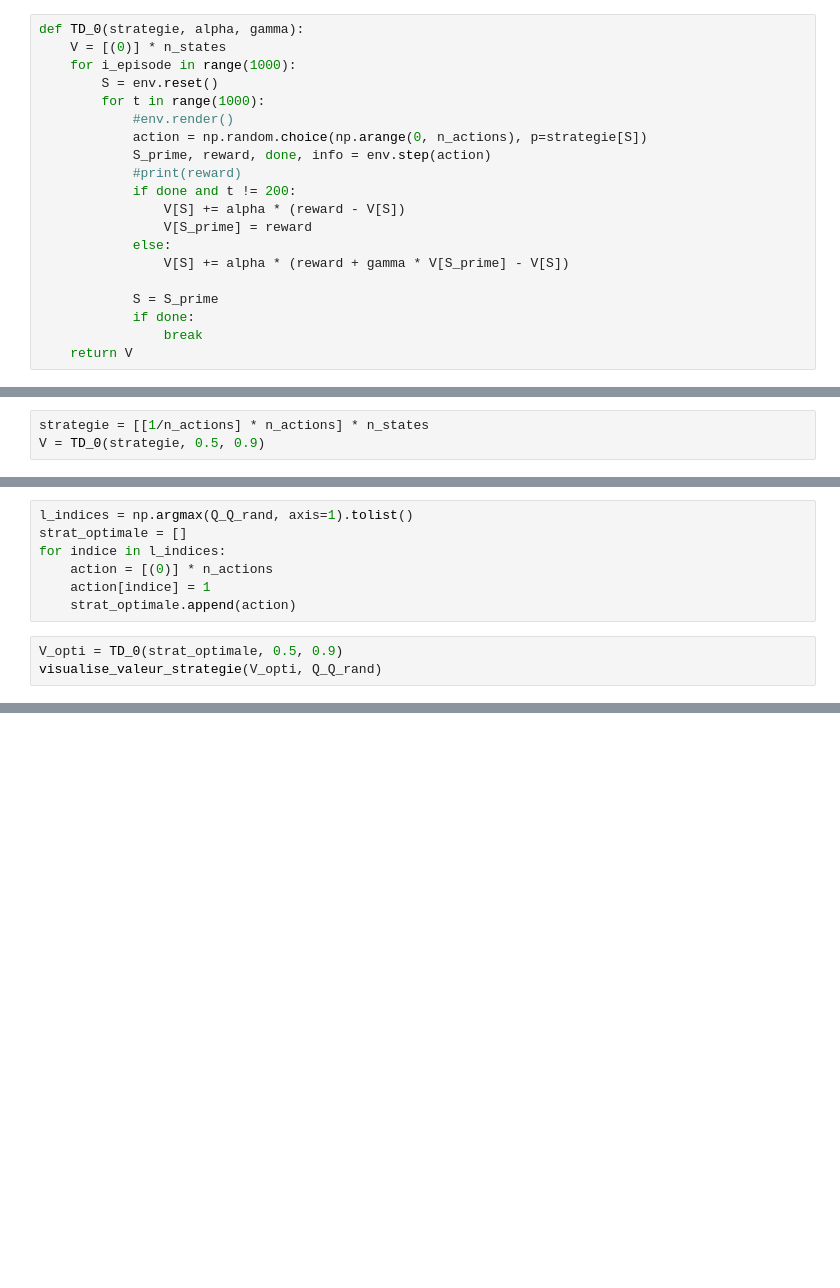
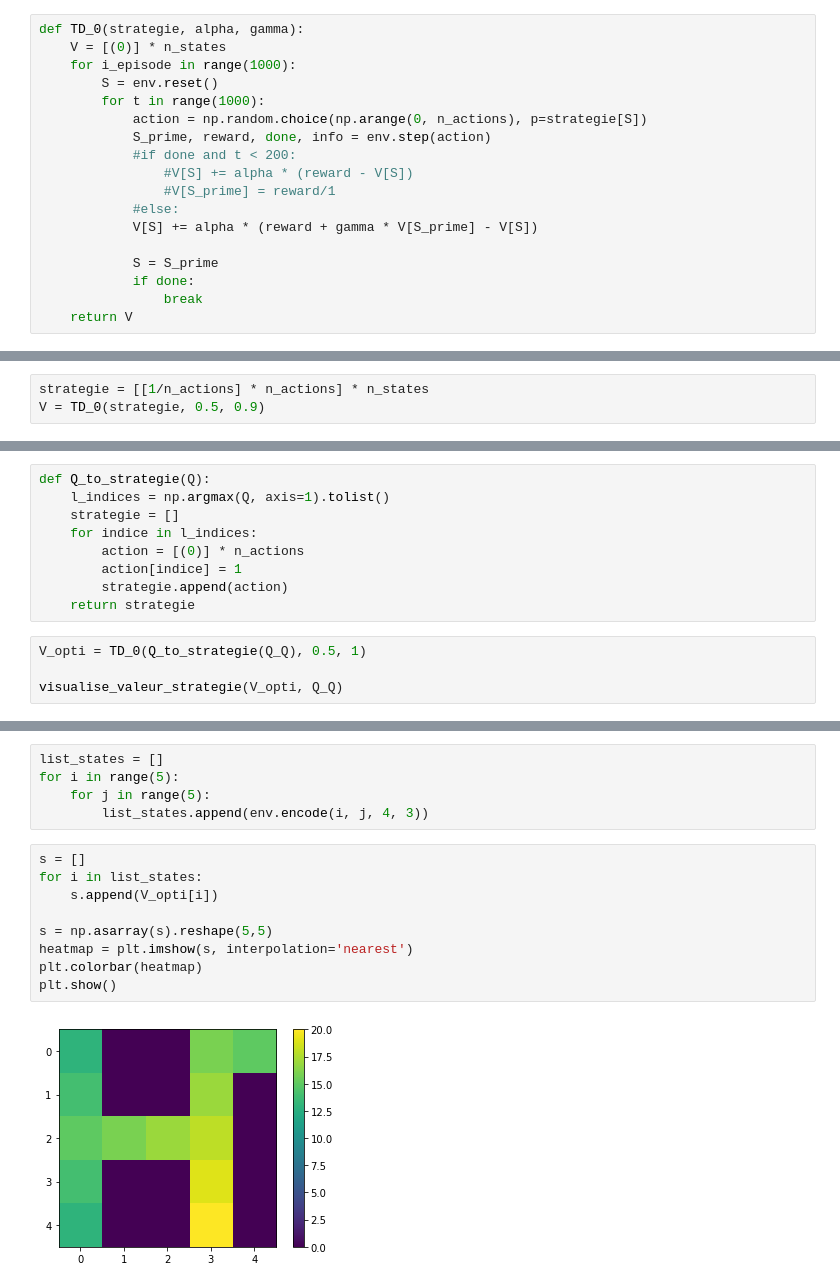
Before and after one commit to melkael/Q_learning, a Jupyter notebook: RL.ipynb, the cells around one changed output, grey strips where cells are left out. Drawn from its saved outputs; the diff is of its cells as text; blank space fills up the shorter version.

```diff
--- a/RL.ipynb
+++ b/RL.ipynb
@@ -18,15 +18,13 @@ def TD_0(strategie, alpha, gamma):
     for i_episode in range(1000):
         S = env.reset()
         for t in range(1000):
-            #env.render()
             action = np.random.choice(np.arange(0, n_actions), p=strategie[S])
             S_prime, reward, done, info = env.step(action)
-            #print(reward)
-            if done and t != 200:
-                V[S] += alpha * (reward - V[S])
-                V[S_prime] = reward
-            else:
-                V[S] += alpha * (reward + gamma * V[S_prime] - V[S])
+            #if done and t < 200:
+                #V[S] += alpha * (reward - V[S])
+                #V[S_prime] = reward/1
+            #else:
+            V[S] += alpha * (reward + gamma * V[S_prime] - V[S])
 
             S = S_prime
             if done:
@@ -228,11 +220,14 @@ Gain: 9
 # %%
-l_indices = np.argmax(Q_Q_rand, axis=1).tolist()
-strat_optimale = []
-for indice in l_indices:
-    action = [(0)] * n_actions
-    action[indice] = 1
-    strat_optimale.append(action)
+def Q_to_strategie(Q):
+    l_indices = np.argmax(Q, axis=1).tolist()
+    strategie = []
+    for indice in l_indices:
+        action = [(0)] * n_actions
+        action[indice] = 1
+        strategie.append(action)
+    return strategie
 # %%
-V_opti = TD_0(strat_optimale, 0.5, 0.9)
-visualise_valeur_strategie(V_opti, Q_Q_rand)
+V_opti = TD_0(Q_to_strategie(Q_Q), 0.5, 1)
+
+visualise_valeur_strategie(V_opti, Q_Q)
 # %% [output]
@@ -248,0 +285,16 @@ Gain: 11
+# %%
+list_states = []
+for i in range(5):
+    for j in range(5):
+        list_states.append(env.encode(i, j, 4, 3))
+# %%
+s = []
+for i in list_states:
+    s.append(V_opti[i])
+
+s = np.asarray(s).reshape(5,5)
+heatmap = plt.imshow(s, interpolation='nearest')
+plt.colorbar(heatmap)
+plt.show()
+# %% [output]
+[figure, added]
```
Also changed, not shown: parts of 13 cells of this notebook.
